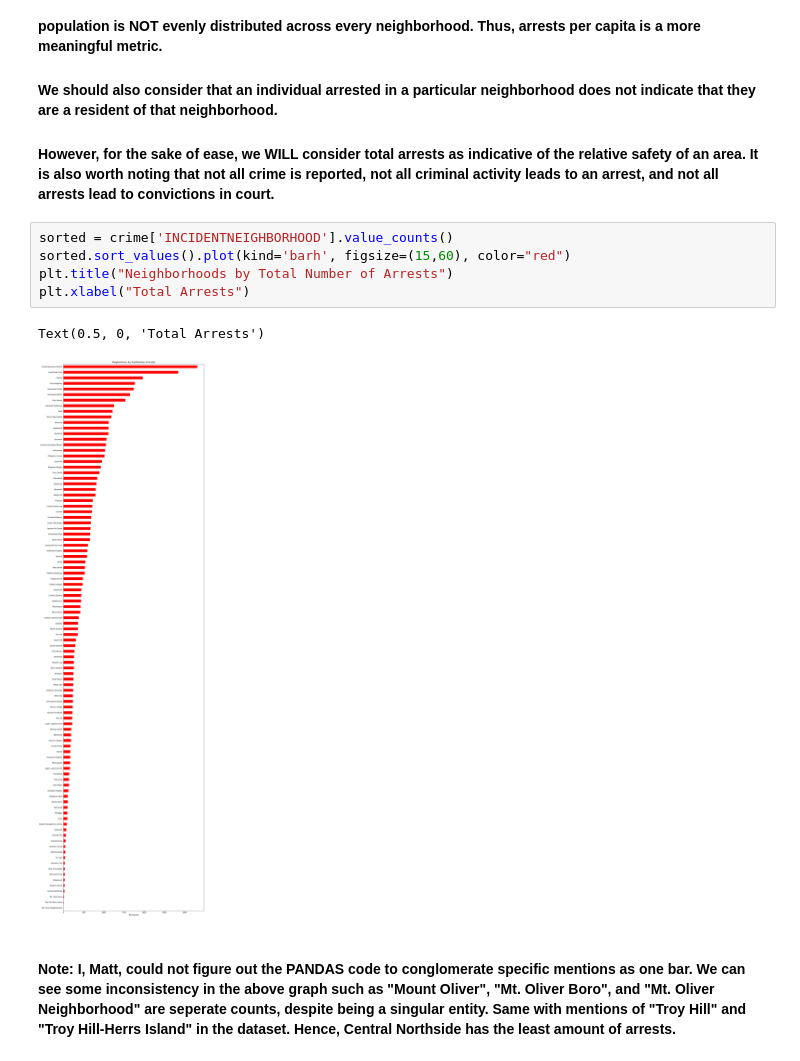
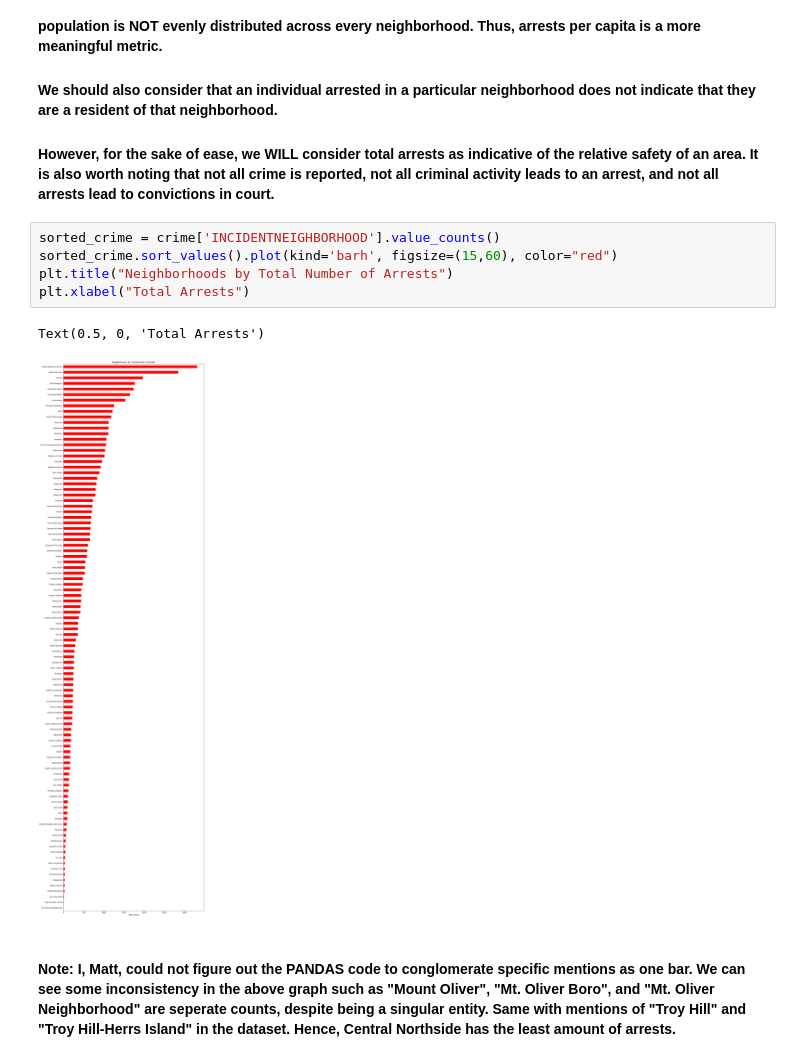
Before and after one commit to Joel961/Big-Ideas-Final-Project, a Jupyter notebook: combined_analysis.ipynb, the cells around one changed output. Cells and saved outputs as stored; diff of their text form.

```diff
--- a/combined_analysis.ipynb
+++ b/combined_analysis.ipynb
@@ -86,13 +88,13 @@ Text(0.5, 0, 'Total Acreage')
 #### We should also consider that an individual arrested in a particular neighborhood does not indicate that they are a resident of that neighborhood.
 #### However, for the sake of ease, we WILL consider total arrests as indicative of the relative safety of an area. It is also worth noting that not all crime is reported, not all criminal activity leads to an arrest, and not all arrests lead to convictions in court.
 # %%
-sorted = crime['INCIDENTNEIGHBORHOOD'].value_counts()
-sorted.sort_values().plot(kind='barh', figsize=(15,60), color="red")
+sorted_crime = crime['INCIDENTNEIGHBORHOOD'].value_counts()
+sorted_crime.sort_values().plot(kind='barh', figsize=(15,60), color="red")
 plt.title("Neighborhoods by Total Number of Arrests")
 plt.xlabel("Total Arrests")
 # %% [output]
 Text(0.5, 0, 'Total Arrests')
-[figure, old version]
+[figure, new version]
 # %% [markdown]
 #### Note: I, Matt, could not figure out the PANDAS code to conglomerate specific mentions as one bar. We can see some inconsistency in the above graph such as "Mount Oliver", "Mt. Oliver Boro", and "Mt. Oliver Neighborhood" are seperate counts, despite being a singular entity. Same with mentions of "Troy Hill" and "Troy Hill-Herrs Island" in the dataset. Hence, Central Northside has the least amount of arrests.
 # %% [markdown]
```
Also changed, not shown: parts of 7 cells of this notebook.
